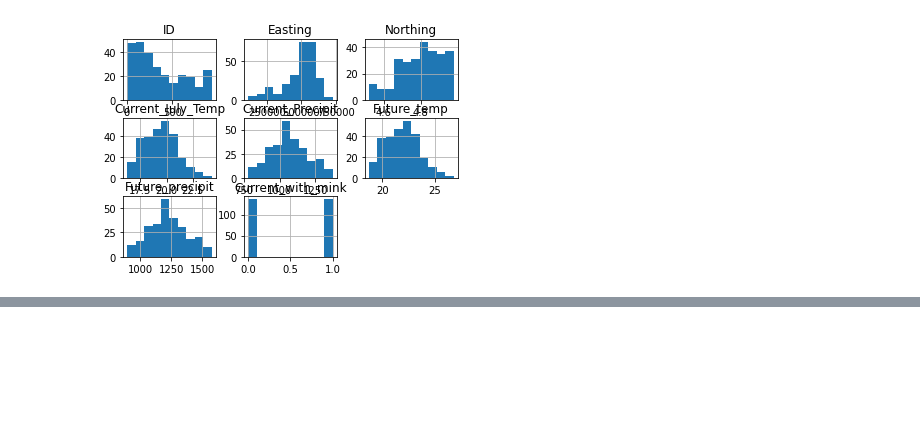
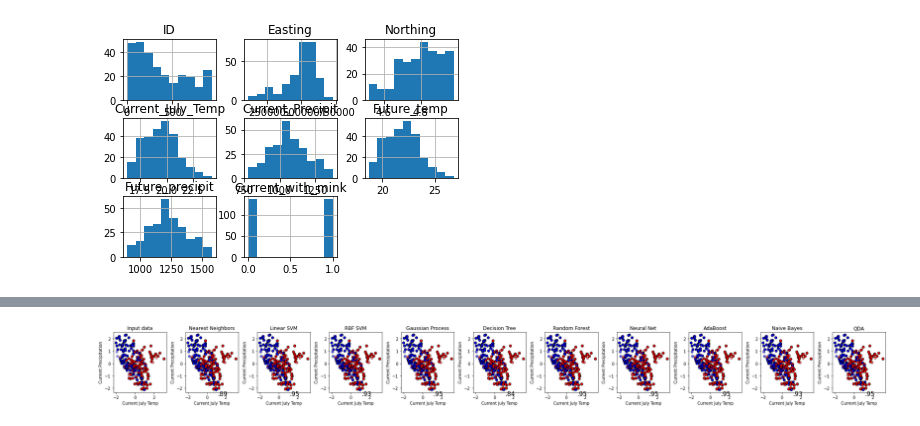
Before and after one commit to Inventrohyder/NS166_final, a Jupyter notebook: Notebook.ipynb, the cells around one changed output, grey strips where cells are left out. Cells and saved outputs as stored; diff of their text form; code cells hidden in the pictures; blank space fills up the shorter version.

```diff
--- a/Notebook.ipynb
+++ b/Notebook.ipynb
@@ -295,0 +298,97 @@ QDA 26
+# %%
+columns = ['Easting',	'Northing', 'Current_July_Temp', 'Current_Precipit']
+all_X = df[columns].to_numpy()
+all_y = df['Current_with_mink'].apply(int).to_numpy()
+
+to_model_X = new_df[columns].to_numpy()
+to_model_y = new_df['Current_with_mink'].apply(int).to_numpy()
+# %%
+h = .02  # step size in the mesh
+
+names = ["Nearest Neighbors", "Linear SVM", "RBF SVM", "Gaussian Process",
+         "Decision Tree", "Random Forest", "Neural Net", "AdaBoost",
+         "Naive Bayes", "QDA"]
+
+classifiers = [
+    KNeighborsClassifier(3),
+    SVC(kernel="linear", C=0.025),
+    SVC(gamma=2, C=1),
+    GaussianProcessClassifier(1.0 * RBF(1.0)),
+    DecisionTreeClassifier(max_depth=5),
+    RandomForestClassifier(max_depth=5, n_estimators=10, max_features=1),
+    MLPClassifier(alpha=1, max_iter=1000),
+    AdaBoostClassifier(),
+    GaussianNB(),
+    QuadraticDiscriminantAnalysis()]
+
+
+
+figure = plt.figure(figsize=(27, 3))
+i = 1
+
+# preprocess dataset, split into training and test part
+X, y = (to_model_X, to_model_y)
+scaler = StandardScaler()
+scaler.fit(X)
+X = scaler.transform(X)
+
+X_train, X_test, y_train, y_test = \
+    train_test_split(X, y, test_size=.2, random_state=42)
+
+x_min, x_max = X[:, 0].min() - .5, X[:, 0].max() + .5
+y_min, y_max = X[:, 1].min() - .5, X[:, 1].max() + .5
+xx, yy = np.meshgrid(np.arange(x_min, x_max, h),
+                      np.arange(y_min, y_max, h))
+
+# just plot the dataset first
+cm = plt.cm.RdBu
+cm_bright = ListedColormap(['#FF0000', '#0000FF'])
+ax = plt.subplot(1, len(classifiers) + 1, i)
+ax.set_title("Input data")
+ax.set_xlabel("Current July Temp")
+ax.set_ylabel("Current Precipitation")
+
+# Plot the training points
+ax.scatter(X_train[:, 2], X_train[:, 3], c=y_train, cmap=cm_bright,
+            edgecolors='k')
+# Plot the testing points
+ax.scatter(X_test[:, 2], X_test[:, 3], c=y_test, cmap=cm_bright, alpha=0.4,
+            edgecolors='k')
+
+i += 1
+
+# iterate over classifiers
+for name, clf in zip(names, classifiers):
+    ax = plt.subplot(1, len(classifiers) + 1, i)
+    clf.fit(X_train, y_train)
+    score = clf.score(X_test, y_test)
+    print('name:', name, '; score', score)
+
+    # Plot the decision boundary. For that, we will assign a color to each
+    # point in the mesh [x_min, x_max]x[y_min, y_max].
+    # if hasattr(clf, "decision_function"):
+    #     Z = clf.decision_function(np.c_[xx.ravel(), yy.ravel()])
+    # else:
+    #     Z = clf.predict_proba(np.c_[xx.ravel(), yy.ravel()])[:, 1]
+
+    # # Put the result into a color plot
+    # Z = Z.reshape(xx.shape)
+    # ax.contourf(xx, yy, Z, cmap=cm, alpha=.8)
+
+    # Plot the training points
+    ax.scatter(X_train[:, 2], X_train[:, 3], c=y_train, cmap=cm_bright,
+                edgecolors='k')
+    # Plot the testing points
+    ax.scatter(X_test[:, 2], X_test[:, 3], c=y_test, cmap=cm_bright,
+                edgecolors='k', alpha=0.6)
+
+    ax.set_title(name)
+    ax.set_xlabel("Current July Temp")
+    ax.set_ylabel("Current Precipitation")
+    ax.text(xx.max() - .3, yy.min() + .3, ('%.2f' % score).lstrip('0'),
+            size=15, horizontalalignment='right')
+    i += 1
+
+plt.tight_layout()
+plt.show()
+# %% [output]
@@ -295,0 +405 @@ QDA 26
+[figure, added]
```
Also changed, not shown: parts of 9 cells of this notebook.
